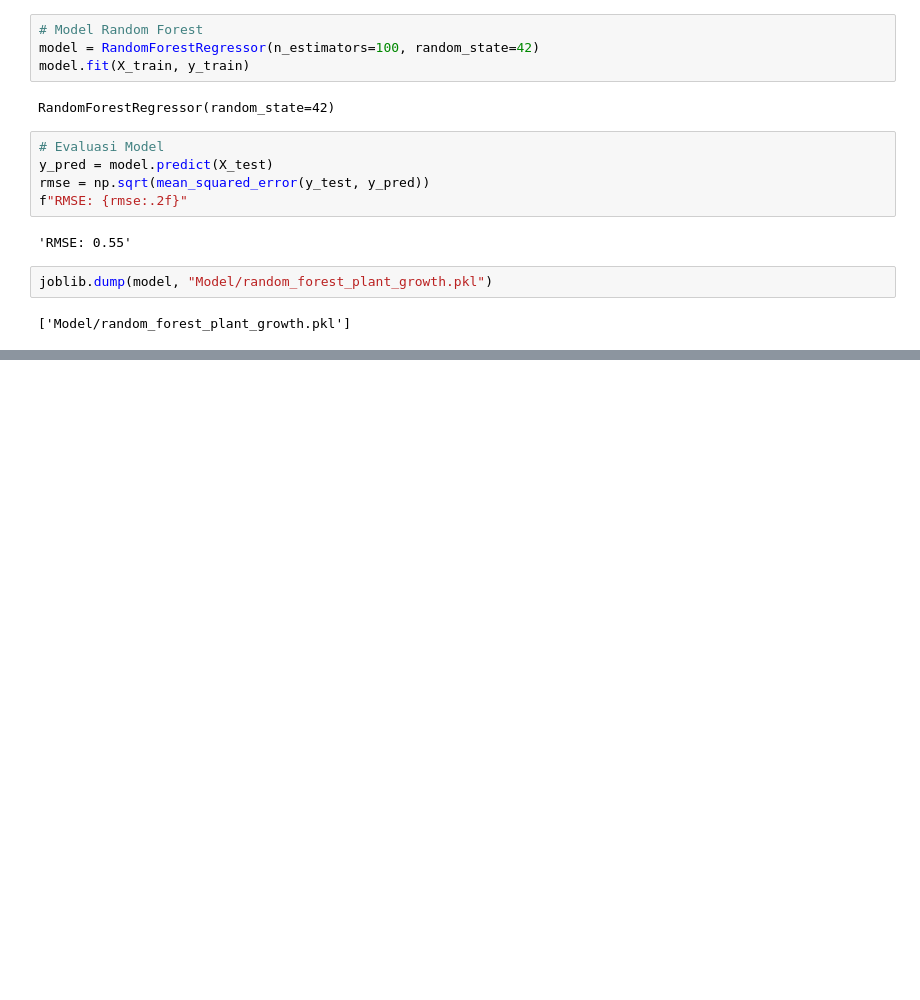
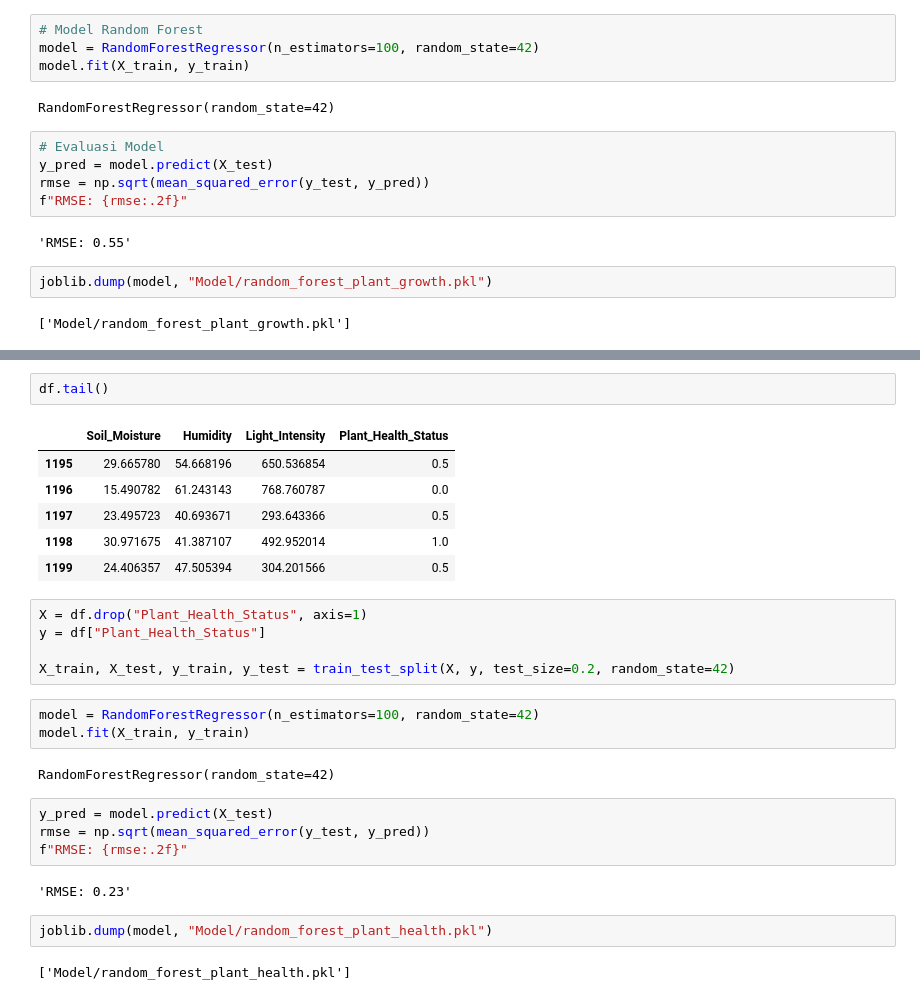
Before and after one commit to Anomali99/arsip-jupyter, a Jupyter notebook: RandomForest/RandomForestRegression.ipynb, the cells around one changed output, grey strips where cells are left out. Cells and saved outputs as stored; diff of their text form; blank space fills up the shorter version.

```diff
--- a/RandomForest/RandomForestRegression.ipynb
+++ b/RandomForest/RandomForestRegression.ipynb
@@ -123,0 +168,29 @@ predict_custom({
+# %%
+df.tail()
+# %% [output]
+|  | Soil_Moisture | Humidity | Light_Intensity | Plant_Health_Status |
+| 1195 | 29.665780 | 54.668196 | 650.536854 | 0.5 |
+| 1196 | 15.490782 | 61.243143 | 768.760787 | 0.0 |
+| 1197 | 23.495723 | 40.693671 | 293.643366 | 0.5 |
+| 1198 | 30.971675 | 41.387107 | 492.952014 | 1.0 |
+| 1199 | 24.406357 | 47.505394 | 304.201566 | 0.5 |
+# %%
+X = df.drop("Plant_Health_Status", axis=1)
+y = df["Plant_Health_Status"]
+
+X_train, X_test, y_train, y_test = train_test_split(X, y, test_size=0.2, random_state=42)
+# %%
+model = RandomForestRegressor(n_estimators=100, random_state=42)
+model.fit(X_train, y_train)
+# %% [output]
+RandomForestRegressor(random_state=42)
+# %%
+y_pred = model.predict(X_test)
+rmse = np.sqrt(mean_squared_error(y_test, y_pred))
+f"RMSE: {rmse:.2f}"
+# %% [output]
+'RMSE: 0.23'
+# %%
+joblib.dump(model, "Model/random_forest_plant_health.pkl")
+# %% [output]
+['Model/random_forest_plant_health.pkl']
```
Also changed, not shown: parts of 11 cells of this notebook, 2 other files.
